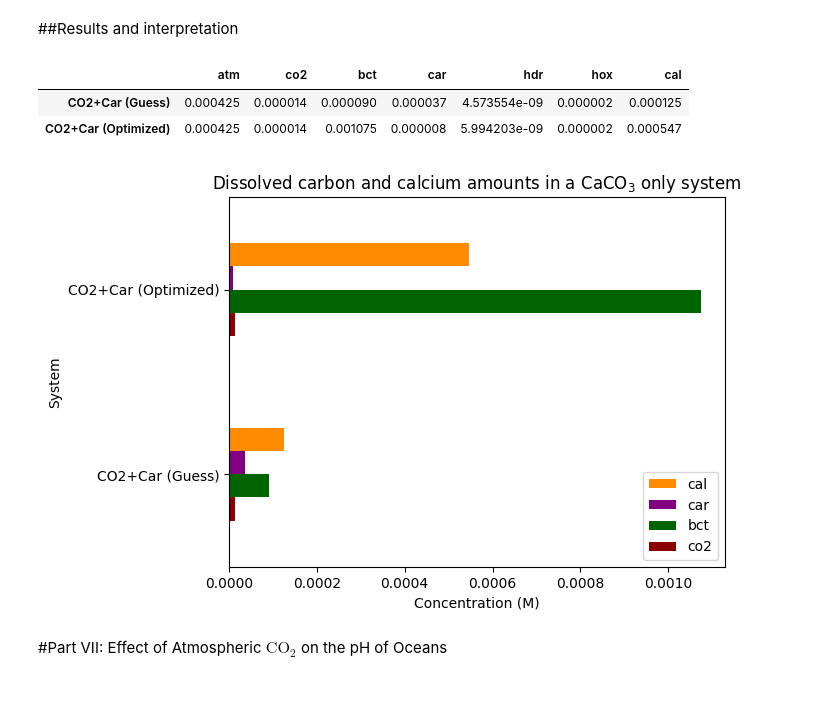
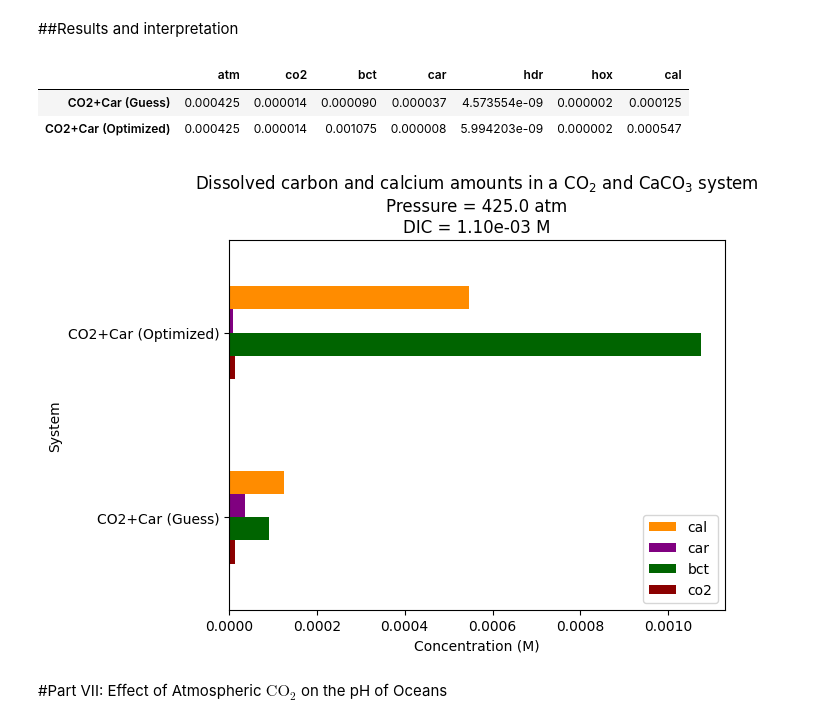
Before and after one commit to wphall/CO2-Equilibrium, a Jupyter notebook: Student_Notebook_CO2_Equilibrium.ipynb, the cells around one changed output. Drawn from its saved outputs; the diff is of its cells as text; code cells hidden in the pictures; blank space fills up the shorter version.

```diff
--- a/Student_Notebook_CO2_Equilibrium.ipynb
+++ b/Student_Notebook_CO2_Equilibrium.ipynb
@@ -481,7 +481,8 @@ def FunCO2OnlyClosed(x):
     f6=x[1]+x[2]+x[3]-(Kh*Pinit)            #partial pressure of CO2 (x[0]) is variable and decreases as it dissolves, limited total dissolved carbon
     return np.array([f0,f1,f2,f3,f4,f5,f6])
 
-PPM=float(input("What is the initial pressure in units of ppm? "))
+#PPM=float(input("What is the initial pressure in units of ppm? "))
+PPM=425
 Pinit=PPM/1.0e6
 print("For an initial pressure of "+str(PPM)+" ppm, "+str(Pinit)+" atm \n")
 atm=Pinit
@@ -517,13 +518,19 @@ dfCO2Only=pd.DataFrame(columns=["atm","co2","bct","car","hdr","hox","cal"])
 dfCO2Only.loc["CO2 Only (Guess)"]=xGuess
 dfCO2Only.loc["CO2 Only (Open)"]=xOpn
 dfCO2Only.loc["CO2 Only (Closed)"]=xCls
+
+strSys="$\mathrm{CO_2}$ only system\n"
+strP="Pressure = "+str(Pinit*1e6)+" atm\n"
+strDICop="DIC = "+"{:.2e}".format(xOpn[1]+xOpn[2]+xOpn[3])+" M (open)\n"
+strDICcl="DIC = "+"{:.2e}".format(xCls[1]+xCls[2]+xCls[3])+" M (closed)"
+chartTitle="Dissolved carbon and calcium amounts in a "+strSys+strP+strDICop+strDICcl
+
 ax = dfCO2Only[['co2','bct','car','cal']].plot(kind='barh',
                                                color=ChartColors,
                                                rot=0,
                                                ylabel='System',
                                                xlabel='Concentration (M)',
-                                               title="Dissolved carbon and calcium amounts in a $\mathrm{CO_2}$ only system\n"+"$\mathrm{P_{initial}}$ = "+str(Pinit)+" atm, "+str(Pinit*1e6)+" ppm"
-                                               )
+                                               title=chartTitle)
 plt.legend(loc='upper right',reverse=True)
 dfCO2Only
 # %% [output]
@@ -1329,23 +1340,29 @@ Now that we've put the pieces together and gotten reasonable results, we can tid
 # %%
 #here we make an empty dataframe to hold all our results with 7 named columns
 dfCO2Car=pd.DataFrame(columns=["atm","co2","bct","car","hdr","hox","cal"])
 dfCO2Car.loc["CO2+Car (Guess)"]=xGuess
 dfCO2Car.loc["CO2+Car (Optimized)"]=xCalc
 
+strSys="$\mathrm{CO_2}$ and $\mathrm{CaCO_3}$ system\n"
+strP="Pressure = "+str(Pinit*1e6)+" atm\n"
+strDIC="DIC = "+"{:.2e}".format(xCalc[1]+xCalc[2]+xCalc[3])+" M"
+chartTitle="Dissolved carbon and calcium amounts in a "+strSys+strP+strDIC
+
 ax = dfCO2Car[['co2','bct','car','cal']].plot(kind='barh',
                                                color=ChartColors,
                                                rot=0,
                                                ylabel='System',
                                                xlabel='Concentration (M)',
-                                               title="Dissolved carbon and calcium amounts in a $\mathrm{CaCO_3}$ only system"
-                                               )
+                                               title=chartTitle)
+
+
 plt.legend(loc='lower right',reverse=True)
 dfCO2Car
 # %% [output]
 |  | atm | co2 | bct | car | hdr | hox | cal |
 | CO2+Car (Guess) | 0.000425 | 0.000014 | 0.000090 | 0.000037 | 4.573554e-09 | 0.000002 | 0.000125 |
 | CO2+Car (Optimized) | 0.000425 | 0.000014 | 0.001075 | 0.000008 | 5.994203e-09 | 0.000002 | 0.000547 |
-[figure, old version]
+[figure, new version]
 # %% [markdown]
 #Part VII: Effect of Atmospheric $\mathrm{CO_2}$ on the pH of Oceans
 # %% [markdown]
```
Also changed, not shown: parts of 2 cells of this notebook.
